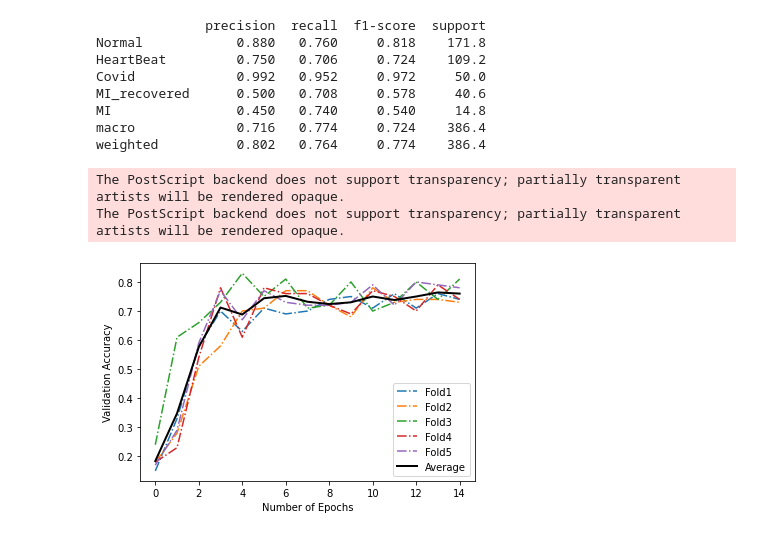
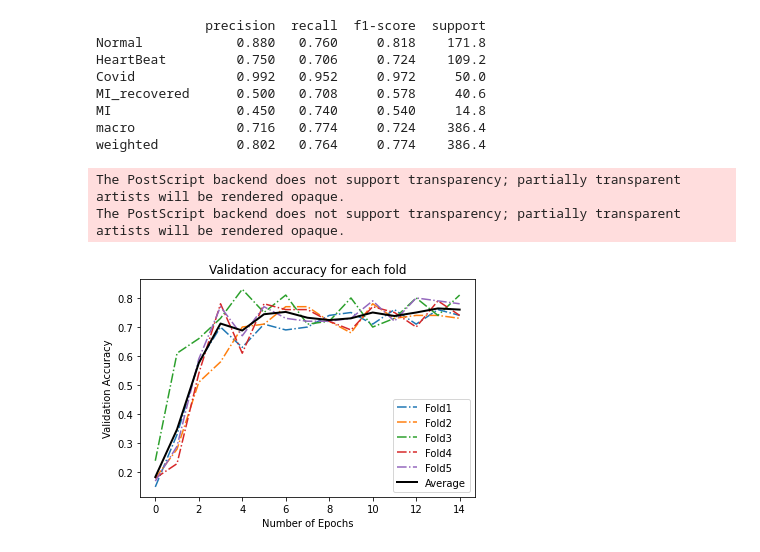
Before and after one commit to talhaanwarch/COVID_Cardiac_diseases_diagnosis, a Jupyter notebook: adamW_augmented.ipynb, the cells around one changed output. Drawn from its saved outputs; the diff is of its cells as text; code cells hidden in the pictures.

```diff
--- a/adamW_augmented.ipynb
+++ b/adamW_augmented.ipynb
@@ -344,13 +344,15 @@ weighted          0.802   0.764     0.774    386.4
 # %%
 for i in range(5):
   plt.plot(graph[i][3],label='Fold{}'.format(i+1),linestyle='-.',linewidth=1.5)
 plt.plot(np.mean([graph[i][3] for i in range(5)],axis=0),label='Average',linewidth=2,color='black')
 plt.legend()
 #plt.title('Model validation Accuracy ')
 plt.xlabel('Number of Epochs',)
 plt.ylabel('Validation Accuracy')
-plt.savefig('adamW_agumented.eps')
+plt.savefig('adamW_augmented_acc.eps')
+plt.title('Validation accuracy for each fold')
+!cp '/content/adamW_augmented_acc.eps' '/content/drive/MyDrive/image'
 # %% [output]
 The PostScript backend does not support transparency; partially transparent artists will be rendered opaque.
 The PostScript backend does not support transparency; partially transparent artists will be rendered opaque.
-[figure, old version]
+[figure, new version]
```
Also changed, not shown: parts of 5 cells of this notebook.
